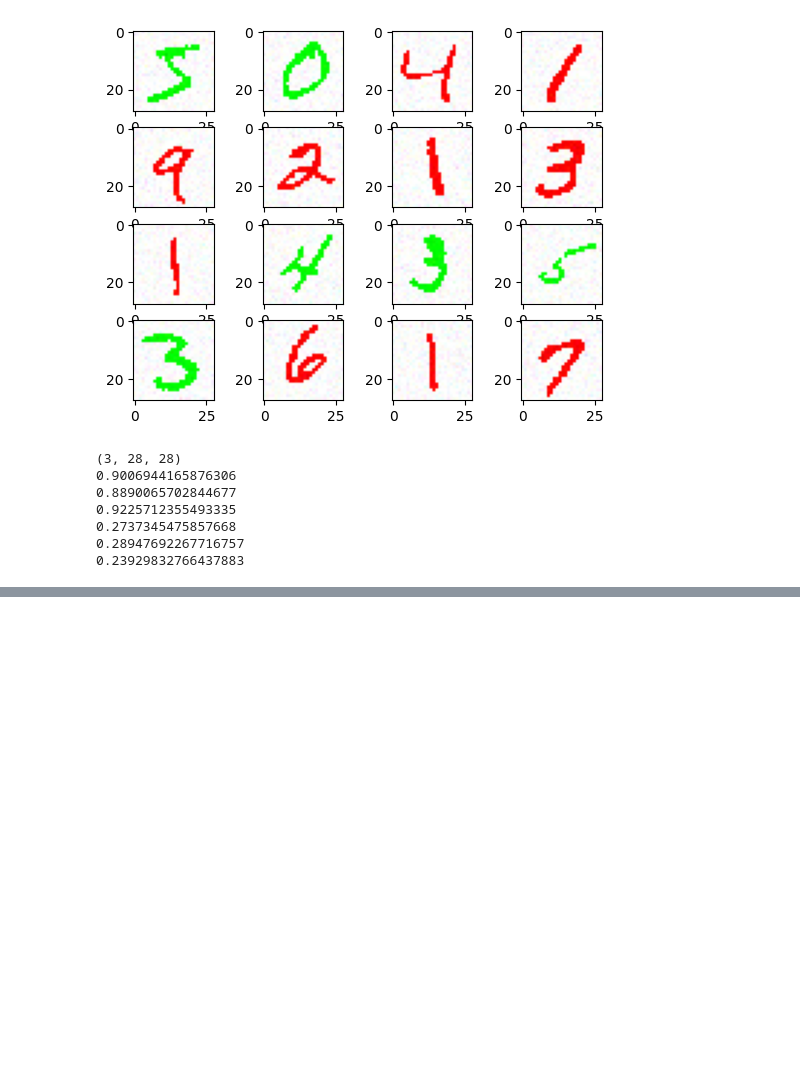
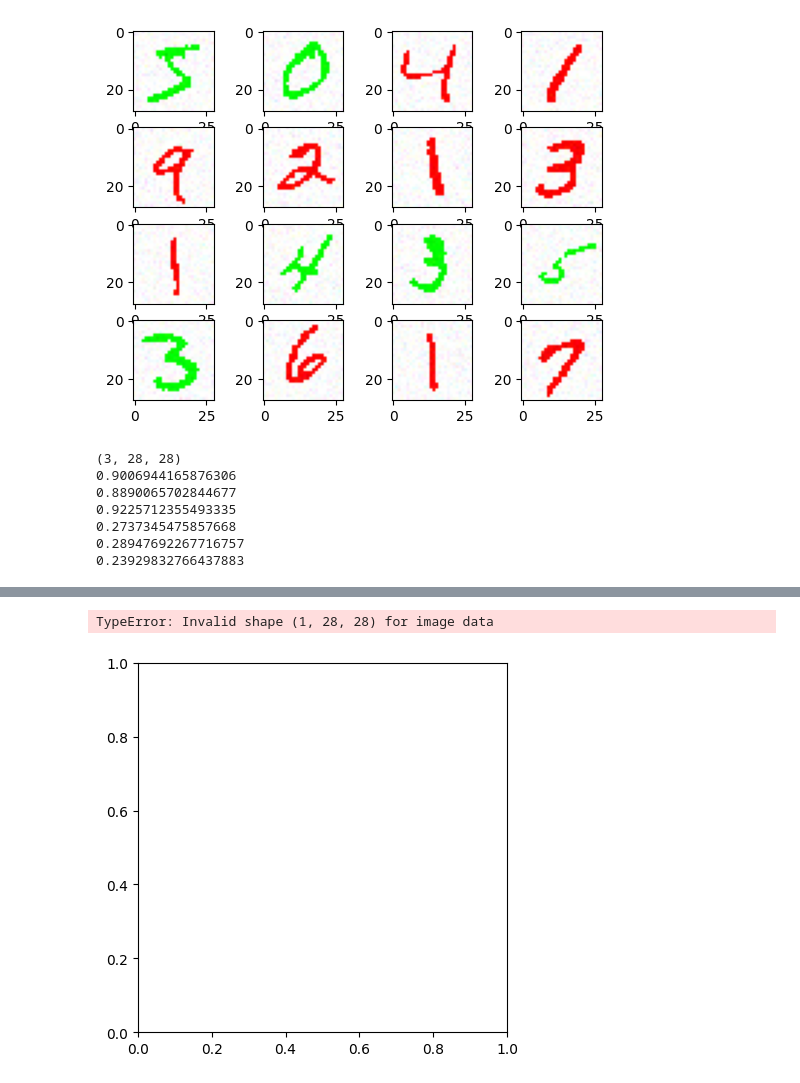
Before and after one commit to scanhex/dann-mnist, a Jupyter notebook: plot_cmnist.ipynb, the cells around one changed output, grey strips where cells are left out. Drawn from its saved outputs; the diff is of its cells as text; code cells hidden in the pictures; blank space fills up the shorter version.

```diff
--- a/plot_cmnist.ipynb
+++ b/plot_cmnist.ipynb
@@ -35,0 +73,4 @@ print(train_x[:][2].std())
+# %%
+import pickle
+import gzip
+usps = pickle.load(gzip.open('C:/Users/al_mo/sync/data/usps_28x28.pkl', 'rb'), encoding='bytes')
@@ -35,0 +97,5 @@ print(train_x[:][2].std())
+# %%
+plt.imshow(usps[0][0][0][0])
+# %% [output]
+TypeError: Invalid shape (1, 28, 28) for image data
+[figure, added]
```
Also changed, not shown: parts of 11 cells of this notebook, 3 other files.
